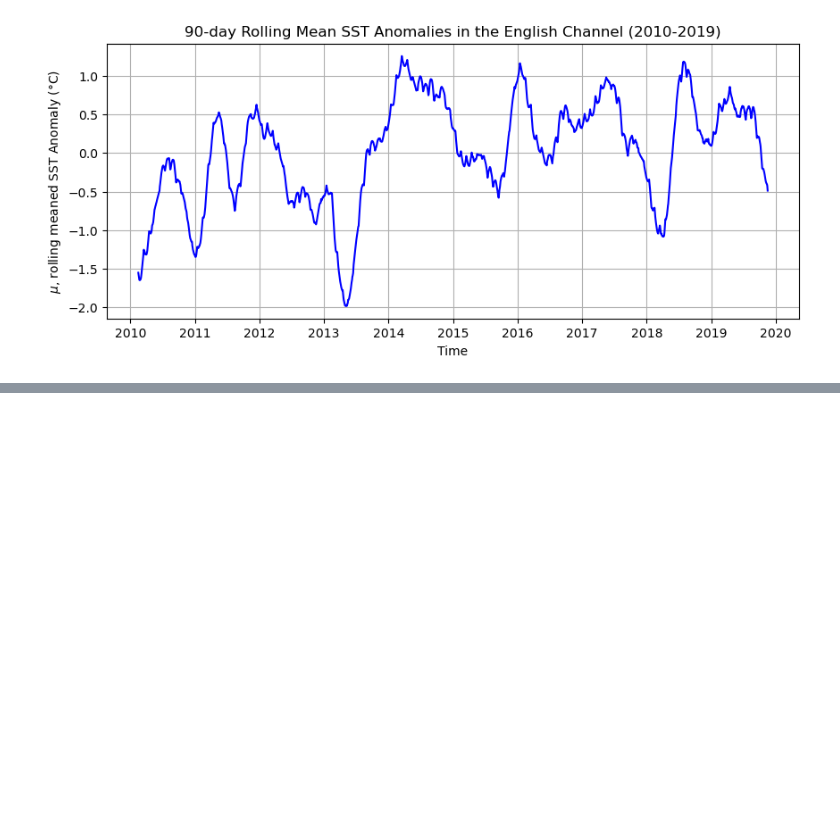
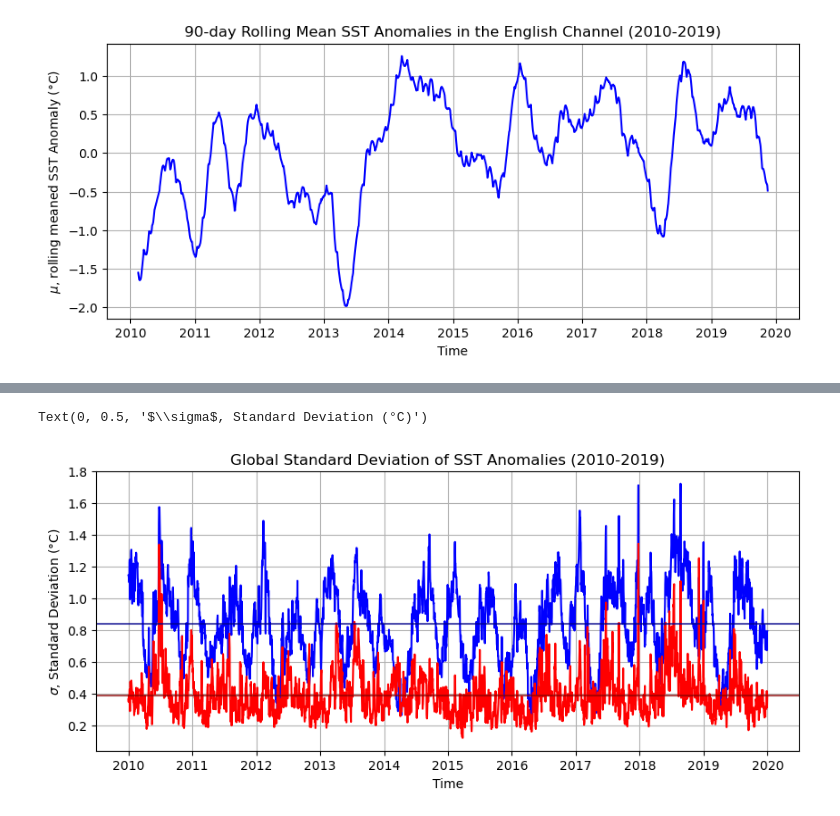
Before and after one commit to mkkuu/EnglishChannelSSTSciML, a Jupyter notebook: notebooks/dataPreparation/04diagnosingStationarityAbnormalities.ipynb, the cells around one changed output, grey strips where cells are left out. Drawn from its saved outputs; the diff is of its cells as text; code cells hidden in the pictures; blank space fills up the shorter version.

```diff
--- a/notebooks/dataPreparation/04diagnosingStationarityAbnormalities.ipynb
+++ b/notebooks/dataPreparation/04diagnosingStationarityAbnormalities.ipynb
@@ -138,0 +145,22 @@ Text(0, 0.5, '$\\mu$, rolling meaned SST Anomaly (°C)')
+# %%
+# Global standard deviation of the SST anomalies time series plot and of the deseasonalized SST anomalies time series plot
+
+plt.figure(figsize=(10,4))
+
+sstAnom.std(dim=['latitude', 'longitude']).plot(color='blue', label='SST Anomalies')
+sstDs.std(dim=['latitude', 'longitude']).plot(color='red', label='Deseasonalized SST Anomalies')
+
+# Compute mean standard deviations for annotations
+meanAnom = float(sstAnom.std(dim=['latitude', 'longitude']).mean())
+meanDs = float(sstDs.std(dim=['latitude', 'longitude']).mean())
+
+# Add horizontal lines for mean standard deviations
+plt.axhline(y=meanAnom, color='darkblue', linewidth=1.5, alpha=0.7, label=f'Mean σ (Anom): {meanAnom:.3f}°C')
+plt.axhline(y=meanDs, color='darkred', linewidth=1.5, alpha=0.7, label=f'Mean σ (Deseas): {meanDs:.3f}°C')
+
+plt.grid(True)
+plt.title('Global Standard Deviation of SST Anomalies (2010-2019)')
+plt.ylabel('$\\sigma$, Standard Deviation (°C)')
+# %% [output]
+Text(0, 0.5, '$\\sigma$, Standard Deviation (°C)')
+[figure, added]
```
Also changed, not shown: parts of 13 cells of this notebook.
